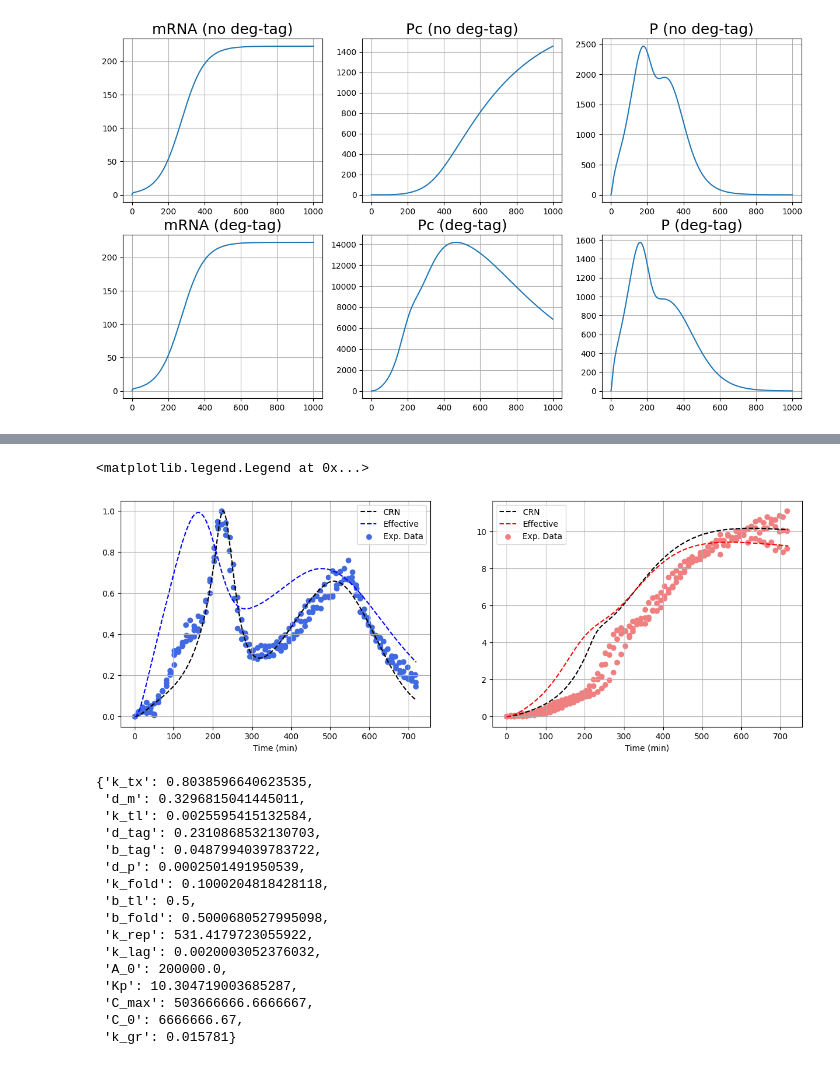
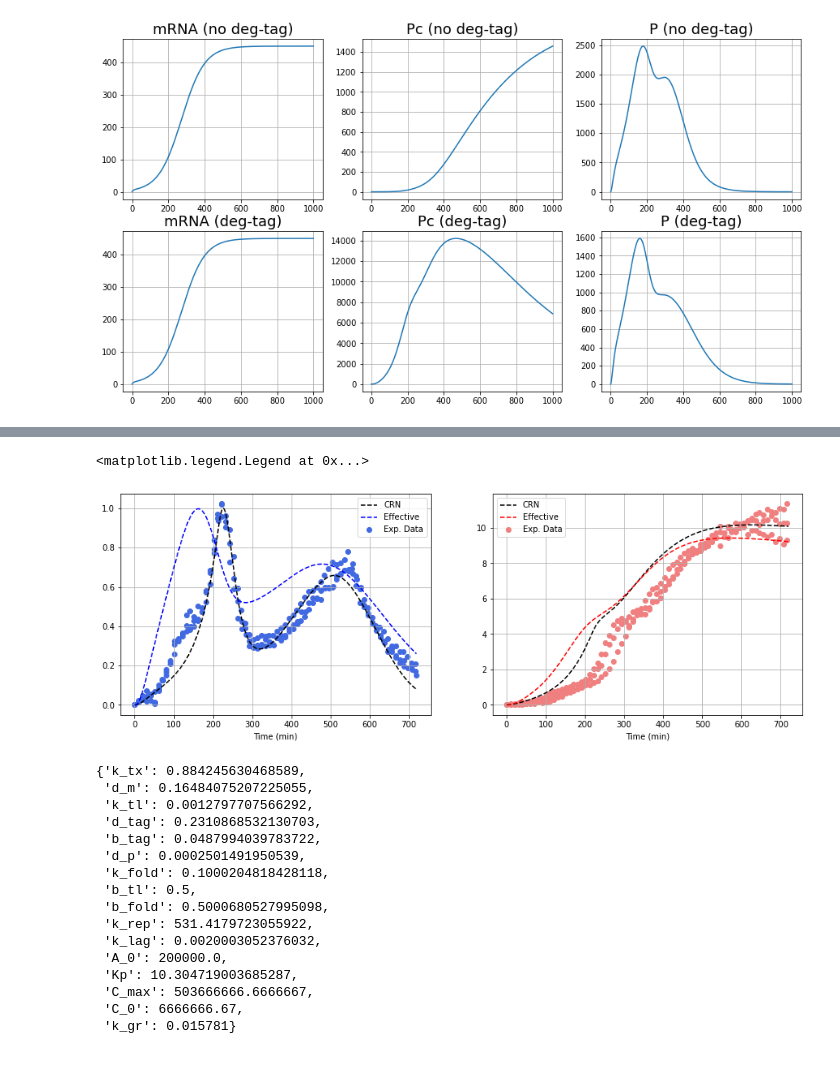
Before and after one commit to synbiosystems/Gene-Expression-Across-Growth-Stages, a Jupyter notebook: Effective Models/Effective_model_implimentation.ipynb, the cells around one changed output, grey strips where cells are left out. Drawn from its saved outputs; the diff is of its cells as text; code cells hidden in the pictures.

```diff
--- a/Effective Models/Effective_model_implimentation.ipynb
+++ b/Effective Models/Effective_model_implimentation.ipynb
@@ -10,7 +10,7 @@ import lmfit
 # Import the effective model file
 from Effective_model_equations import all_steps
 # %%
-# Importing experimental data
+# Import experimental data
 
 geags_data = pd.read_csv("GEAGS_data_2.csv")
 time = geags_data["Time (min)"].to_numpy()
@@ -52,6 +52,7 @@ tB32 = time[len(B3_non_leaky) - 1]
 timeB32 = np.linspace(0,tB32,len(B3_non_leaky))
 
 A_avg = (A1_non_leaky[:88] + A2_non_leaky[:88] + A3_non_leaky[:88])/3
+A_avg_max = np.max(A_avg)
 B_avg = (B1_non_leaky[:88] + B2_non_leaky[:88] + B3_non_leaky[:88])/3
 avg_fold_change = np.mean((np.max(B1_non_leaky)/np.max(A1_non_leaky),np.max(B2_non_leaky)/np.max(A2_non_leaky),np.max(B3_non_leaky)/np.max(A3_non_leaky)))
 # %%
@@ -106,7 +107,7 @@ C_max_avg = np.mean(C_max[:3])
 C_0_avg = np.mean(C_0[:3])
 k_gr_avg = np.mean(k_gr[:3])
 # %%
-## Running the model by using the function imported from the model file
+## Run the model by using the function imported from the model file
 
 N_steps = 1000
 t_final = 1000
@@ -118,9 +119,9 @@ p = pd.read_csv("Effective_model_param_file_072924.csv").to_numpy()
 p = p[:,2]
 
 params = lmfit.Parameters()
-params.add(name = 'k_tx', value = p[0]*1 , min = 0.1, max = 1, vary = True)
-params.add(name = 'd_m', value = p[1] , min = 0.05, max = 0.4, vary = True)
-params.add(name = 'k_tl', value = p[2]*1 , min = 0.0001, max = 1, vary = True)
+params.add(name = 'k_tx', value = p[0]*1.1 , min = 0.1, max = 1, vary = True)
+params.add(name = 'd_m', value = p[1]*0.5 , min = 0.05, max = 0.4, vary = True)
+params.add(name = 'k_tl', value = p[2]*0.5 , min = 0.0001, max = 1, vary = True)
 params.add(name = 'd_tag', value = p[3]*1, min = 0.05, max = 0.3, vary = True)
 params.add(name = 'b_tag', value = p[4]*1, min = 0.01, max = 1, vary = True)
 params.add(name = 'd_p', value = p[5]*1, min = 0.0001, max = 0.01, vary = True)
@@ -216,7 +217,7 @@ ax[r,c].plot(time, sol_deg[:,1], label = "P")
 ax[r,c].set_title('P (deg-tag)', fontsize = 18)
 ax[r,c].grid(True)
 # %% [output]
-[figure, old version]
+[figure, new version]
 # %%
 # Compare effective model with CRN
 # Import the CRN run data
@@ -259,25 +260,25 @@ ax[r,c].grid(True)
 # %%
 ## Comparing scaled Experimental data with the CRN as well as effective model
 
 fig, ax = plt.subplots(1,2, figsize = (15,5))
 #fig, ax = plt.subplots(2,1, figsize = (8,12))
 
 ax[0].plot(time[:tf_i], sol_deg_crn['Folded_protein'][:tf_i]/np.max(sol_deg_crn['Folded_protein']), '--', label = "CRN", color = 'black')
 ax[0].plot(time[:tf_i], sol_deg[:,2][:tf_i]/np.max(sol_deg_crn['Folded_protein']), '--', label = "Effective", color = 'blue')
-ax[0].scatter(time12[:tf_I], A1_non_leaky[:tf_I]/np.max(A3_non_leaky), color = 'royalblue', label = 'Exp. Data')
-ax[0].scatter(time22[:tf_I], A2_non_leaky[:tf_I]/np.max(A3_non_leaky), color = 'royalblue')
-ax[0].scatter(time32[:tf_I], A3_non_leaky[:tf_I]/np.max(A3_non_leaky), color = 'royalblue')
+ax[0].scatter(time12[:tf_I], A1_non_leaky[:tf_I]/A_avg_max, color = 'royalblue', label = 'Exp. Data')
+ax[0].scatter(time22[:tf_I], A2_non_leaky[:tf_I]/A_avg_max, color = 'royalblue')
+ax[0].scatter(time32[:tf_I], A3_non_leaky[:tf_I]/A_avg_max, color = 'royalblue')
 ax[0].set_xlabel('Time (min)'); ax[0].grid(True) ; ax[0].legend()
 
 ax[1].plot(time[:tf_i], sol_no_deg_crn['Folded_protein'][:tf_i]/np.max(sol_deg_crn['Folded_protein']), '--', label = "CRN", color = 'black')
 ax[1].plot(time[:tf_i], sol_no_deg[:,2][:tf_i]/np.max(sol_deg_crn['Folded_protein']), '--', label = "Effective", color = 'red')
-ax[1].scatter(timeB12[:tf_I], B1_non_leaky[:tf_I]/np.max(A3_non_leaky), color = 'lightcoral', label = 'Exp. Data')
-ax[1].scatter(timeB22[:tf_I], B2_non_leaky[:tf_I]/np.max(A3_non_leaky), color = 'lightcoral')
-ax[1].scatter(timeB32[:tf_I], B3_non_leaky[:tf_I]/np.max(A3_non_leaky), color = 'lightcoral')
+ax[1].scatter(timeB12[:tf_I], B1_non_leaky[:tf_I]/A_avg_max, color = 'lightcoral', label = 'Exp. Data')
+ax[1].scatter(timeB22[:tf_I], B2_non_leaky[:tf_I]/A_avg_max, color = 'lightcoral')
+ax[1].scatter(timeB32[:tf_I], B3_non_leaky[:tf_I]/A_avg_max, color = 'lightcoral')
 ax[1].set_xlabel('Time (min)'); ax[1].grid(True) ; ax[1].legend()
 # %% [output]
 <matplotlib.legend.Legend at 0x...>
-[figure, old version]
+[figure, new version]
 # %%
 ## To export the run data
 
@@ -297,9 +298,9 @@ param_dict = params.valuesdict()
 # param_data.to_csv('Effective_model_param_file_072924.csv')
 param_dict
 # %% [output]
-{'k_tx': 0.8038596640623535,
- 'd_m': 0.3296815041445011,
- 'k_tl': 0.0025595415132584,
+{'k_tx': 0.884245630468589,
+ 'd_m': 0.16484075207225055,
+ 'k_tl': 0.0012797707566292,
  'd_tag': 0.2310868532130703,
  'b_tag': 0.0487994039783722,
  'd_p': 0.0002501491950539,
```
Also changed, not shown: parts of 2 cells of this notebook, 6 other files.
